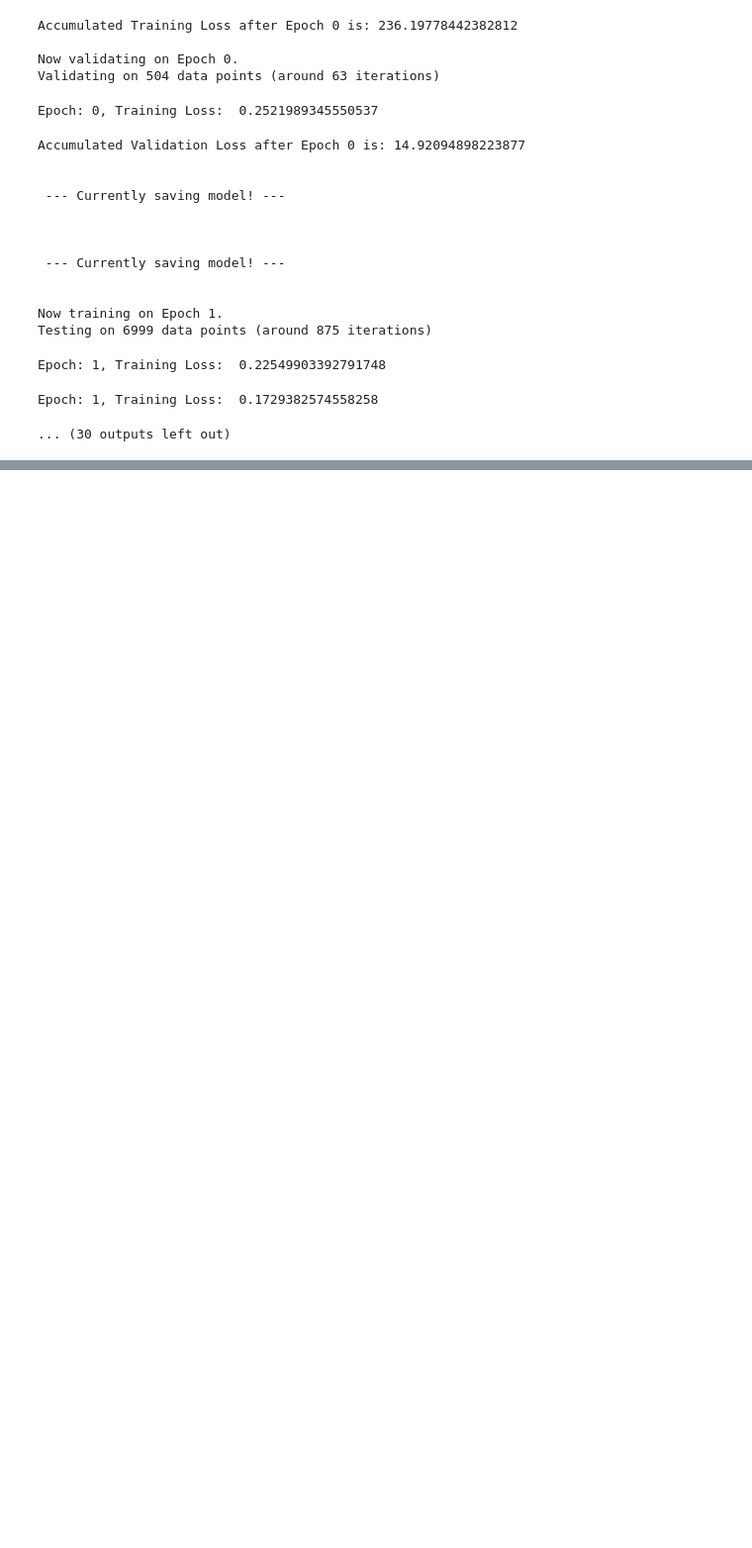
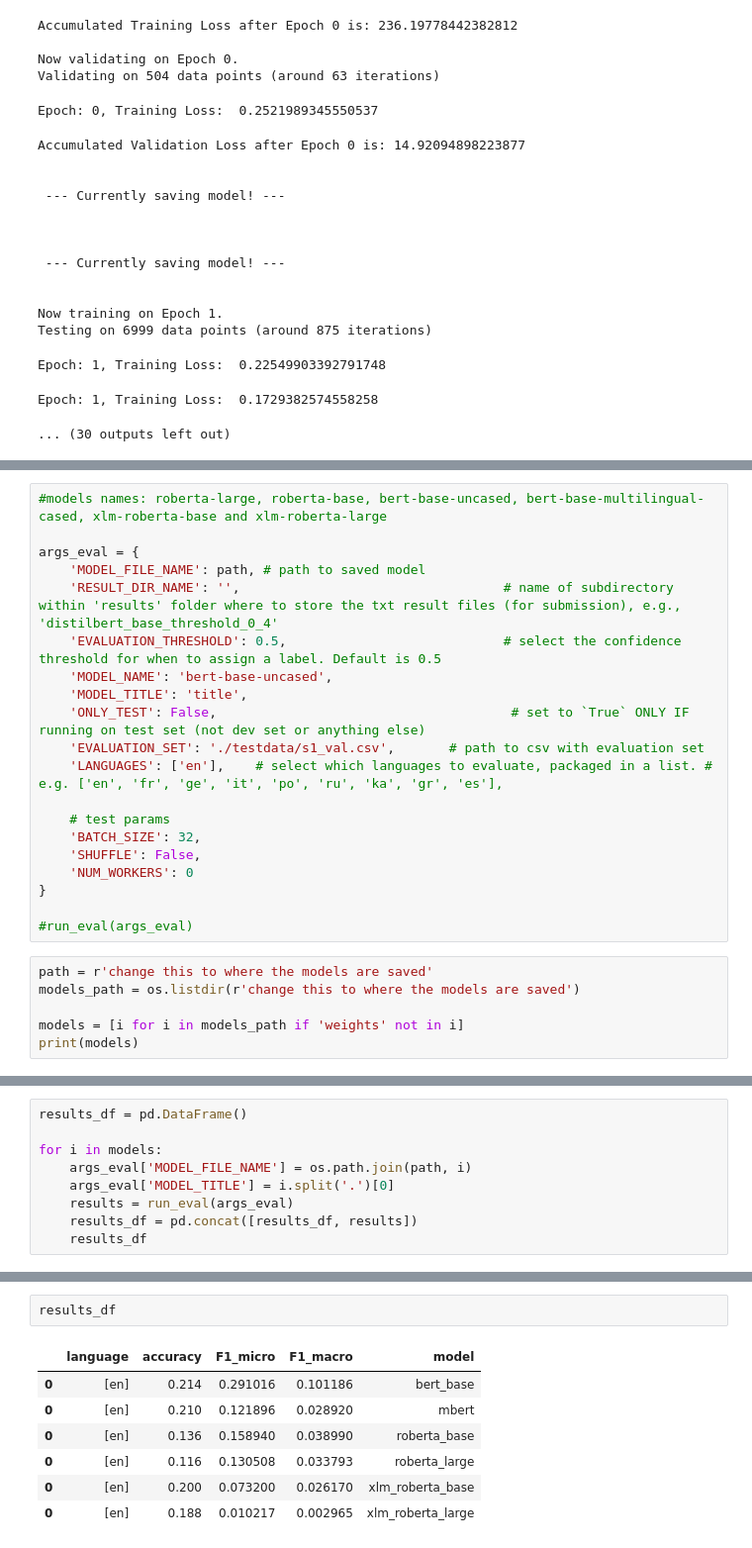
Before and after one commit to vemchance/BDA-SemEval4, a Jupyter notebook: Unimodal Baselines/Unimodal Baselines.ipynb, the cells around one changed output, grey strips where cells are left out. Shown at 99% size. Cells and saved outputs as stored; diff of their text form; blank space fills up the shorter version.

Commit message:
Add files via upload
Update notebook with eval

```diff
--- a/Unimodal Baselines/Unimodal Baselines.ipynb
+++ b/Unimodal Baselines/Unimodal Baselines.ipynb
@@ -905,0 +948,26 @@ Epoch: 1, Training Loss:  0.1729382574558258
+# %%
+#models names: roberta-large, roberta-base, bert-base-uncased, bert-base-multilingual-cased, xlm-roberta-base and xlm-roberta-large
+
+args_eval = {
+    'MODEL_FILE_NAME': path, # path to saved model
+    'RESULT_DIR_NAME': '',                                  # name of subdirectory within 'results' folder where to store the txt result files (for submission), e.g., 'distilbert_base_threshold_0_4'
+    'EVALUATION_THRESHOLD': 0.5,                            # select the confidence threshold for when to assign a label. Default is 0.5
+    'MODEL_NAME': 'bert-base-uncased',
+    'MODEL_TITLE': 'title',
+    'ONLY_TEST': False,                                      # set to `True` ONLY IF running on test set (not dev set or anything else)
+    'EVALUATION_SET': './testdata/s1_val.csv',       # path to csv with evaluation set
+    'LANGUAGES': ['en'],    # select which languages to evaluate, packaged in a list. # e.g. ['en', 'fr', 'ge', 'it', 'po', 'ru', 'ka', 'gr', 'es'],
+
+    # test params
+    'BATCH_SIZE': 32,
+    'SHUFFLE': False,
+    'NUM_WORKERS': 0
+}
+
+#run_eval(args_eval)
+# %%
+path = r'change this to where the models are saved'
+models_path = os.listdir(r'change this to where the models are saved')
+
+models = [i for i in models_path if 'weights' not in i]
+print(models)
@@ -905,0 +976,9 @@ Epoch: 1, Training Loss:  0.1729382574558258
+# %%
+results_df = pd.DataFrame()
+
+for i in models:
+    args_eval['MODEL_FILE_NAME'] = os.path.join(path, i)
+    args_eval['MODEL_TITLE'] = i.split('.')[0]
+    results = run_eval(args_eval)
+    results_df = pd.concat([results_df, results])
+    results_df
@@ -905,0 +1028,10 @@ Epoch: 1, Training Loss:  0.1729382574558258
+# %%
+results_df
+# %% [output]
+|  | language | accuracy | F1_micro | F1_macro | model |
+| 0 | [en] | 0.214 | 0.291016 | 0.101186 | bert_base |
+| 0 | [en] | 0.210 | 0.121896 | 0.028920 | mbert |
+| 0 | [en] | 0.136 | 0.158940 | 0.038990 | roberta_base |
+| 0 | [en] | 0.116 | 0.130508 | 0.033793 | roberta_large |
+| 0 | [en] | 0.200 | 0.073200 | 0.026170 | xlm_roberta_base |
+| 0 | [en] | 0.188 | 0.010217 | 0.002965 | xlm_roberta_large |
```
Also changed, not shown: parts of 19 cells of this notebook.
